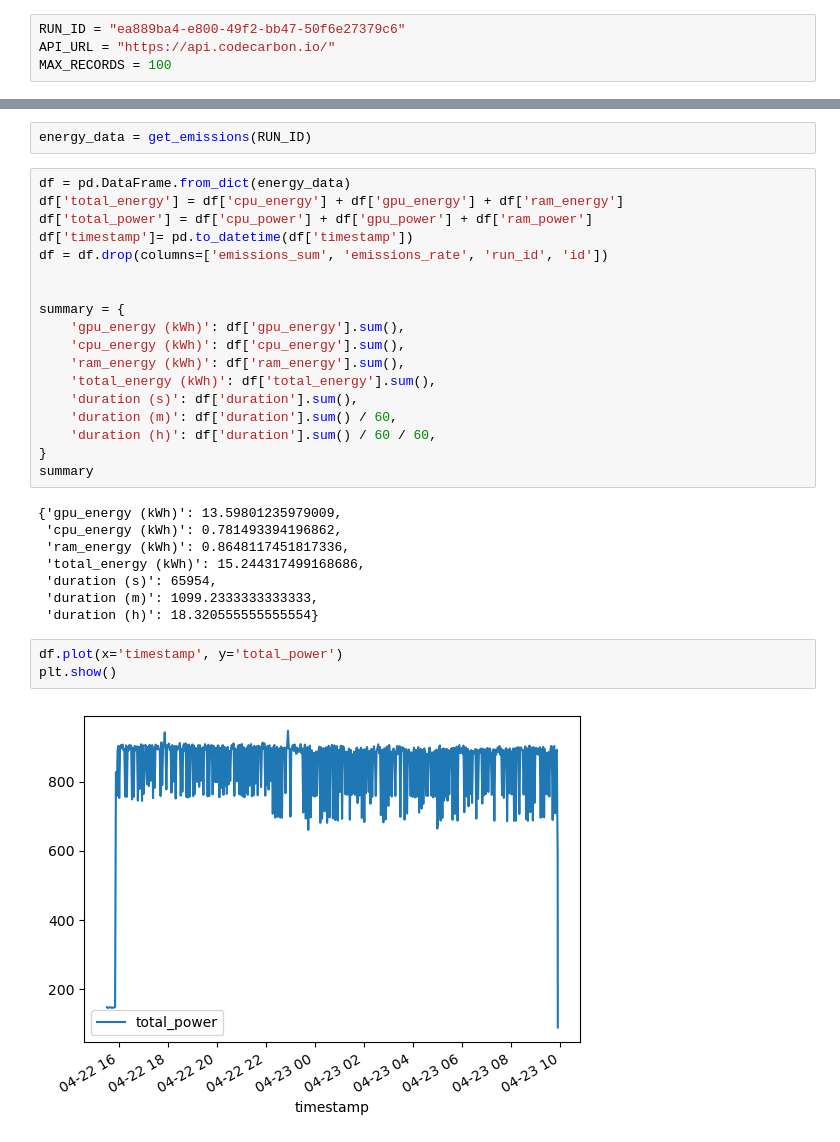
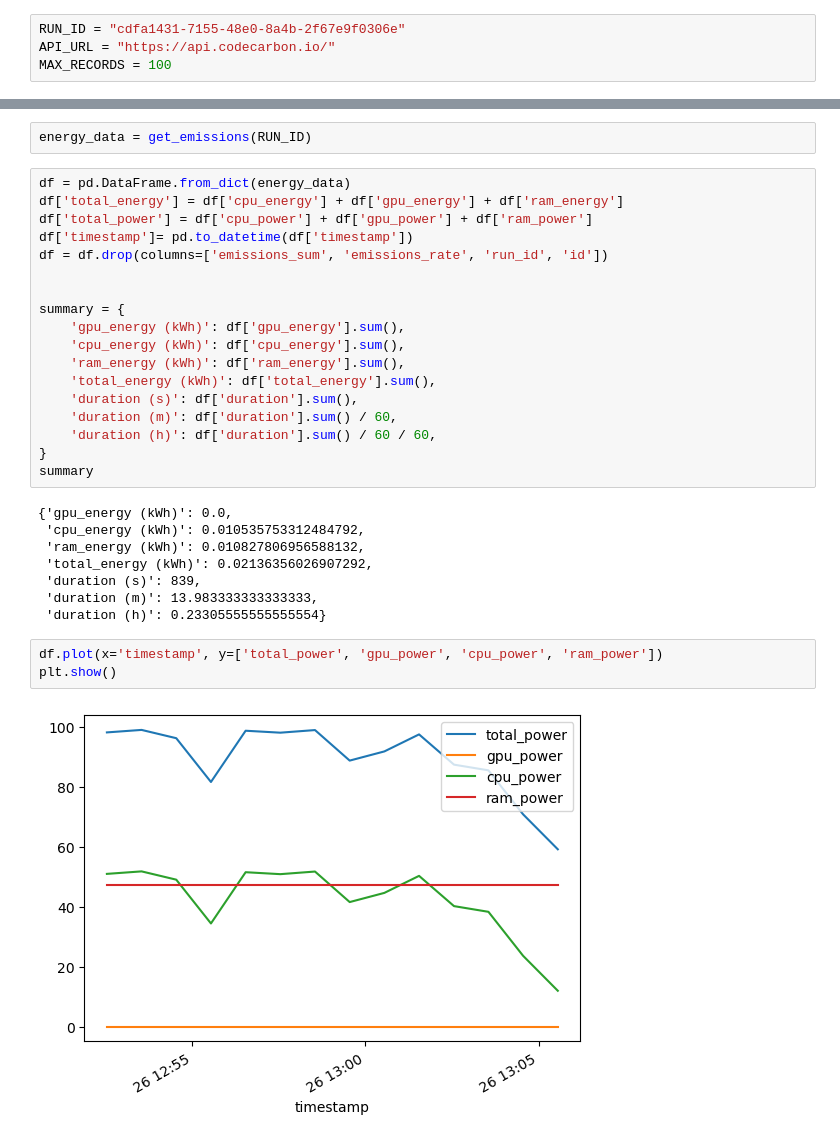
Before and after one commit to tomrusteze/learned-sparse-retrieval, a Jupyter notebook: energy.ipynb, the cells around one changed output, grey strips where cells are left out. Saved outputs shown, nothing was run; the diff lists cells and outputs as text.

Commit message:
Retrieve energy usage from the CodeCarbon API

```diff
--- a/energy.ipynb
+++ b/energy.ipynb
@@ -6,7 +6,7 @@ import matplotlib.pyplot as plt
 ## Analyse energy usage
 With this notebook we get the energy usage from the CodeCarbon API. We present this in a nice graph and return all relevant statistics
 # %%
-RUN_ID = "ea889ba4-e800-49f2-bb47-50f6e27379c6"
+RUN_ID = "cdfa1431-7155-48e0-8a4b-2f67e9f0306e"
 API_URL = "https://api.codecarbon.io/"
 MAX_RECORDS = 100
 # %%
@@ -44,15 +44,15 @@ summary = {
 }
 summary
 # %% [output]
-{'gpu_energy (kWh)': 13.59801235979009,
- 'cpu_energy (kWh)': 0.781493394196862,
- 'ram_energy (kWh)': 0.8648117451817336,
- 'total_energy (kWh)': 15.244317499168686,
- 'duration (s)': 65954,
- 'duration (m)': 1099.2333333333333,
- 'duration (h)': 18.320555555555554}
+{'gpu_energy (kWh)': 0.0,
+ 'cpu_energy (kWh)': 0.010535753312484792,
+ 'ram_energy (kWh)': 0.010827806956588132,
+ 'total_energy (kWh)': 0.02136356026907292,
+ 'duration (s)': 839,
+ 'duration (m)': 13.983333333333333,
+ 'duration (h)': 0.23305555555555554}
 # %%
-df.plot(x='timestamp', y='total_power')
+df.plot(x='timestamp', y=['total_power', 'gpu_power', 'cpu_power', 'ram_power'])
 plt.show()
 # %% [output]
-[figure, old version]
+[figure, new version]
```
